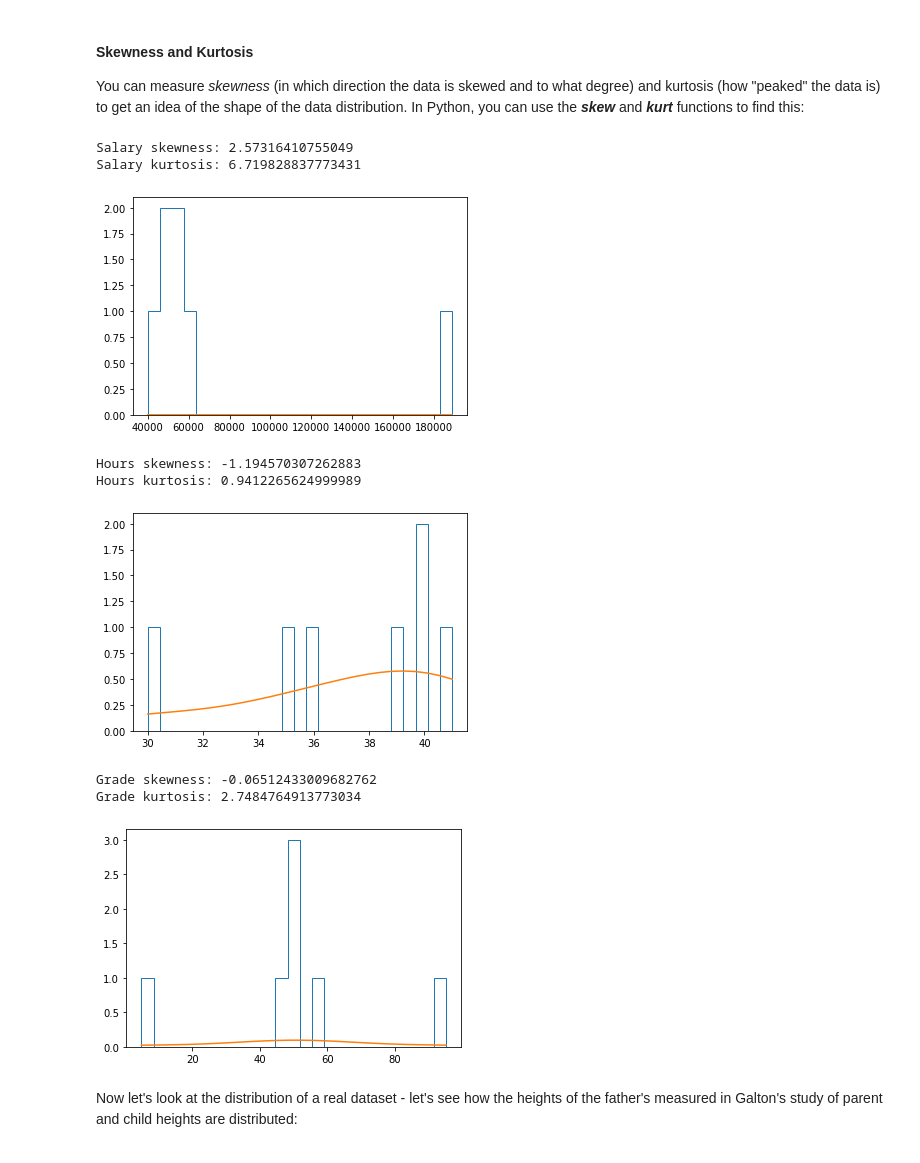
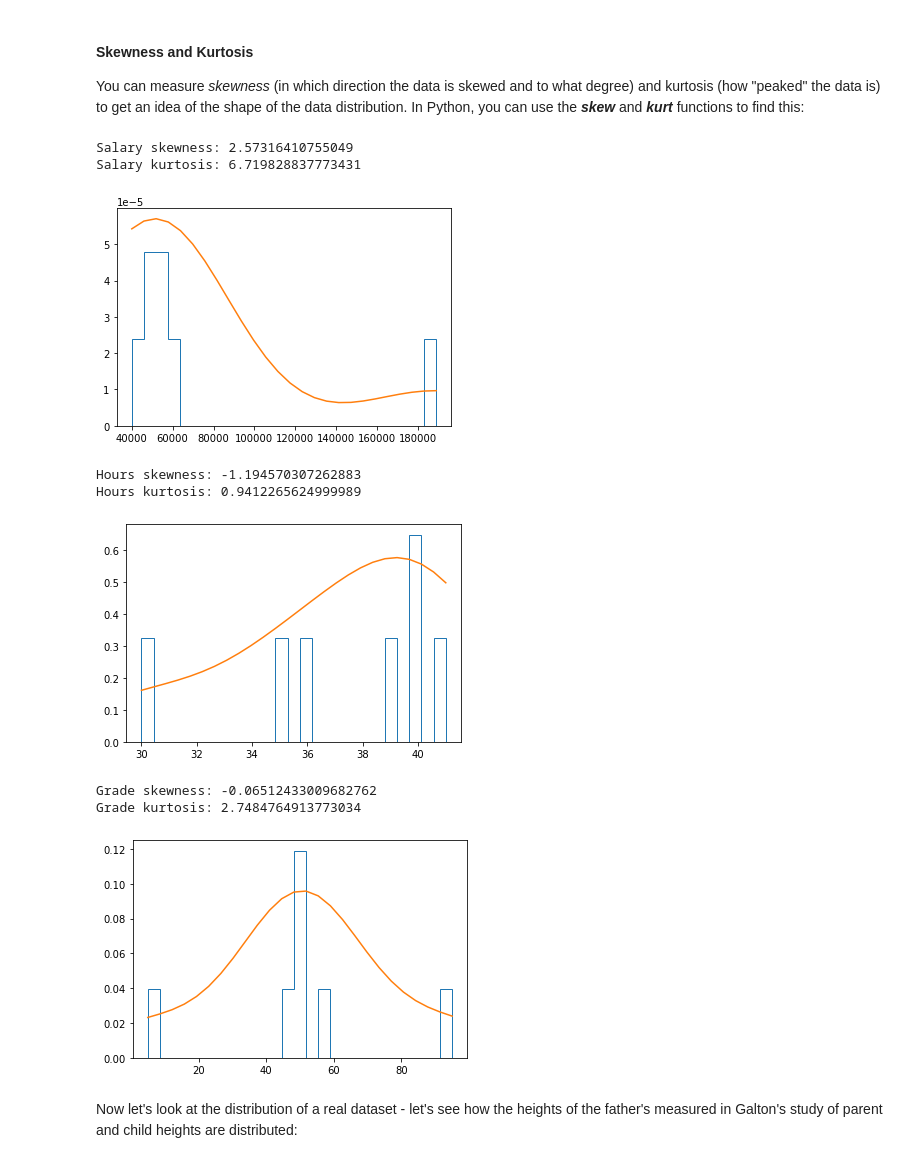
Before and after one commit to AhmedUZaki/Basic-Mathematics-for-Machine-Learning, a Jupyter notebook: Statistics and Probability by Hiren/04-02-Statistics Fundamentals.ipynb, the cells around one changed output. Drawn from its saved outputs; the diff is of its cells as text; code cells hidden in the pictures.

```diff
--- a/Statistics and Probability by Hiren/04-02-Statistics Fundamentals.ipynb
+++ b/Statistics and Probability by Hiren/04-02-Statistics Fundamentals.ipynb
@@ -300,7 +302,7 @@ df = pd.DataFrame({'Name': ['Dan', 'Joann', 'Pedro', 'Rosie', 'Ethan', 'Vicky',
 
 grade = df['Grade']
 density = stats.gaussian_kde(grade)
-n, x, _ = plt.hist(grade, histtype='step', bins=25)
+n, x, _ = plt.hist(grade, histtype='step', density=True, bins=25)
 plt.plot(x, density(x)*7.5)
 plt.axvline(grade.mean(), color='magenta', linestyle='dashed', linewidth=2)
 plt.axvline(grade.median(), color='green', linestyle='dashed', linewidth=2)
@@ -317,34 +319,34 @@ You can measure *skewness* (in which direction the data is skewed and to what de
 # %%
 %matplotlib inline
 import pandas as pd
 import numpy as np
 from matplotlib import pyplot as plt
 import scipy.stats as stats
 
 df = pd.DataFrame({'Name': ['Dan', 'Joann', 'Pedro', 'Rosie', 'Ethan', 'Vicky', 'Frederic'],
                    'Salary':[50000,54000,50000,189000,55000,40000,59000],
                    'Hours':[41,40,36,30,35,39,40],
                    'Grade':[50,50,46,95,50,5,57]})
 
 numcols = ['Salary', 'Hours', 'Grade']
 for col in numcols:
     print(df[col].name + ' skewness: ' + str(df[col].skew()))
     print(df[col].name + ' kurtosis: ' + str(df[col].kurt()))
     density = stats.gaussian_kde(df[col])
-    n, x, _ = plt.hist(df[col], histtype='step', bins=25)
+    n, x, _ = plt.hist(df[col], histtype='step',density=True,  bins=25)
     plt.plot(x, density(x)*6)
     plt.show()
     print('\n')
 # %% [output]
 Salary skewness: 2.57316410755049
 Salary kurtosis: 6.719828837773431
-[figure, old version]
+[figure, new version]
 Hours skewness: -1.194570307262883
 Hours kurtosis: 0.9412265624999989
-[figure, old version]
+[figure, new version]
 Grade skewness: -0.06512433009682762
 Grade kurtosis: 2.7484764913773034
-[figure, old version]
+[figure, new version]
 # %% [markdown]
 Now let's look at the distribution of a real dataset - let's see how the heights of the father's measured in Galton's study of parent and child heights are distributed:
 # %%
```
Also changed, not shown: parts of 19 cells of this notebook.
